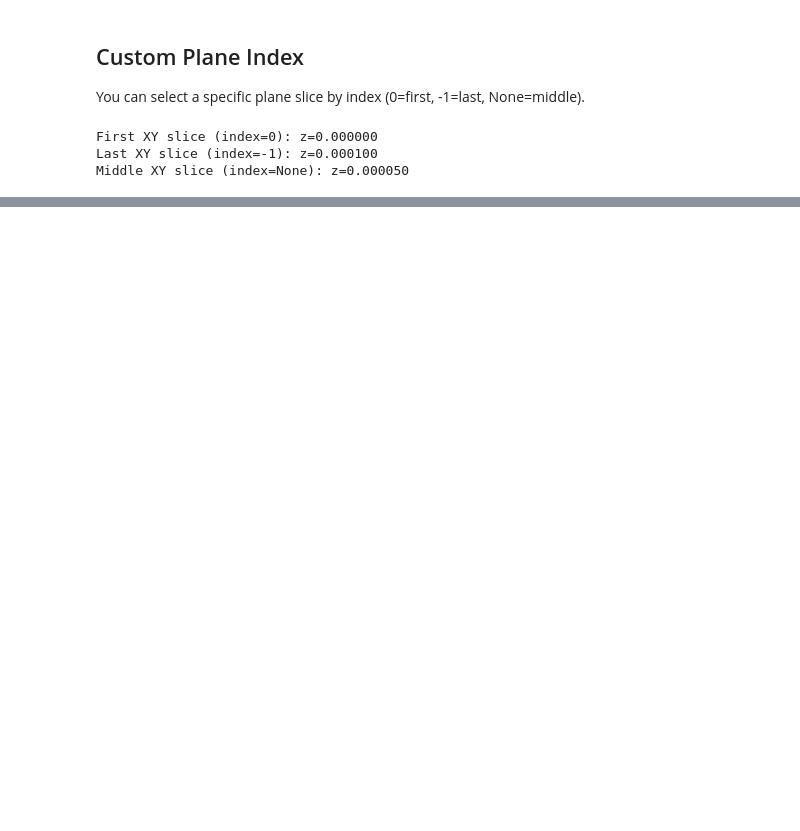
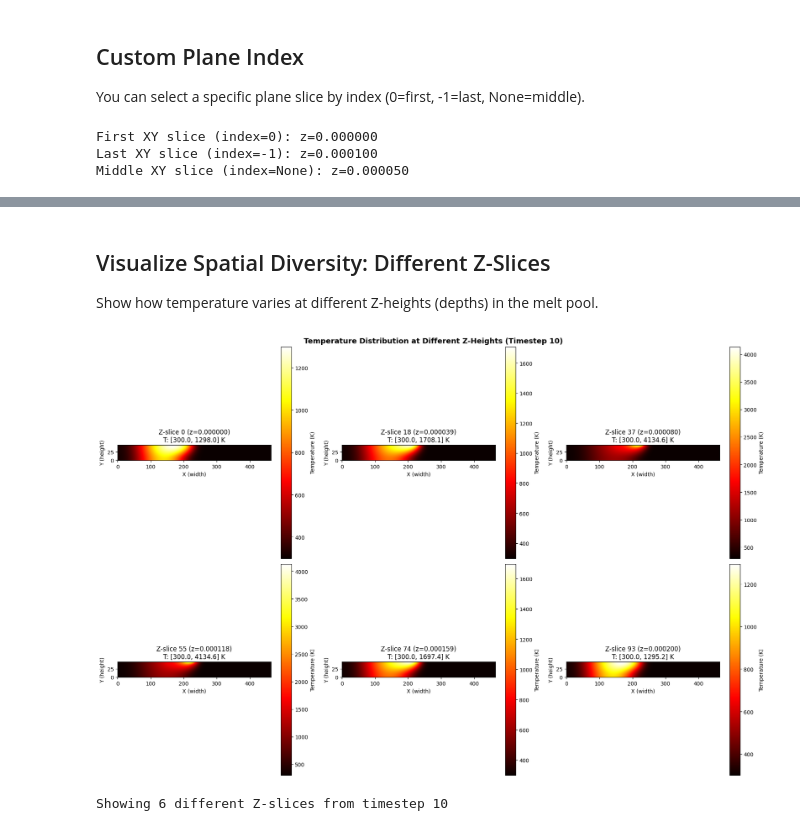
Before and after one commit to MadSoeDK/LASERNet, a Jupyter notebook: notebooks/data-loading-demo.ipynb, the cells around one changed output, grey strips where cells are left out. Cells and saved outputs as stored; diff of their text form; code cells hidden in the pictures; blank space fills up the shorter version.

Commit message:
added sliceddataset

```diff
--- a/notebooks/data-loading-demo.ipynb
+++ b/notebooks/data-loading-demo.ipynb
@@ -391,0 +385,56 @@ Middle XY slice (index=None): z=0.000050
+# %% [markdown]
+## Visualize Spatial Diversity: Different Z-Slices
+
+Show how temperature varies at different Z-heights (depths) in the melt pool.
+# %%
+import matplotlib.pyplot as plt
+import numpy as np
+
+# Pick a timestep and show temperature at different Z-slices
+timestep = 10
+num_slices_to_show = 6
+
+# Select slice indices evenly spaced through depth
+slice_indices = np.linspace(0, len(slice_dataset.slice_coords)-1, num_slices_to_show, dtype=int)
+
+fig, axes = plt.subplots(2, 3, figsize=(18, 12))
+axes = axes.flatten()
+
+base_dataset = slice_dataset.base_dataset
+
+for idx, slice_idx in enumerate(slice_indices):
+    z_coord = slice_dataset.slice_coords[slice_idx]
+
+    # Get temperature data at this Z-slice
+    sample = base_dataset.get_slice(timestep, z_coord)
+    temp_data = sample['data'][0].numpy()
+    temp_mask = sample['mask'].numpy()
+
+    # Apply mask
+    temp_data_masked = np.ma.masked_where(~temp_mask, temp_data)
+    valid_data = temp_data[temp_mask]
+
+    ax = axes[idx]
+    if valid_data.size > 0 and valid_data.std() > 0.1:
+        # Plot with temperature colormap
+        im = ax.imshow(temp_data_masked, cmap='hot', origin='lower',
+                      vmin=valid_data.min(), vmax=valid_data.max())
+        plt.colorbar(im, ax=ax, label='Temperature (K)')
+        ax.set_title(f'Z-slice {slice_idx} (z={z_coord:.6f})\nT: [{valid_data.min():.1f}, {valid_data.max():.1f}] K')
+    else:
+        # Uniform temperature - show with gray colormap
+        im = ax.imshow(temp_data_masked, cmap='gray', origin='lower')
+        plt.colorbar(im, ax=ax, label='Temperature (K)')
+        ax.set_title(f'Z-slice {slice_idx} (z={z_coord:.6f})\nUniform: {valid_data.mean():.1f} K')
+
+    ax.set_xlabel('X (width)')
+    ax.set_ylabel('Y (height)')
+
+plt.suptitle(f'Temperature Distribution at Different Z-Heights (Timestep {timestep})', fontsize=14, fontweight='bold')
+plt.tight_layout()
+plt.show()
+
+print(f"\nShowing {num_slices_to_show} different Z-slices from timestep {timestep}")
+# %% [output]
+[figure, added]
+Showing 6 different Z-slices from timestep 10
```
Also changed, not shown: parts of 20 cells of this notebook, 2 other files.
